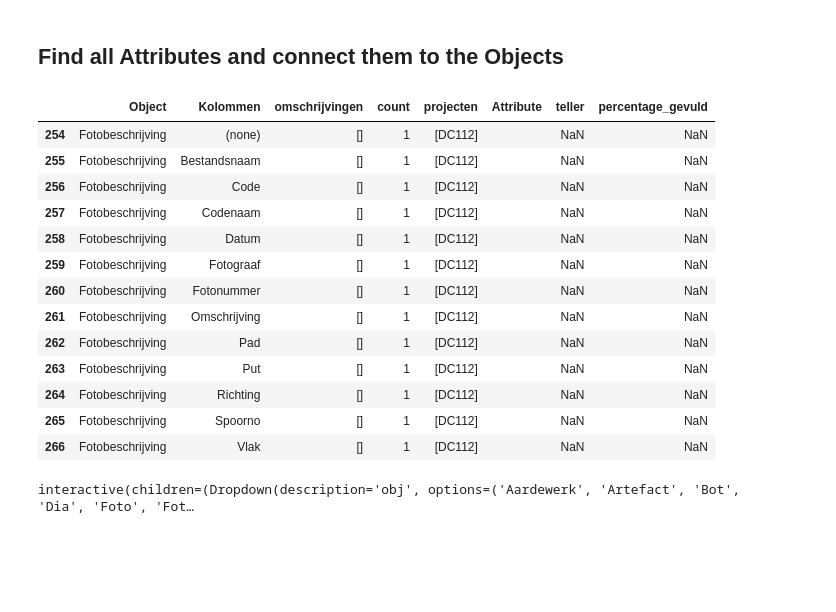
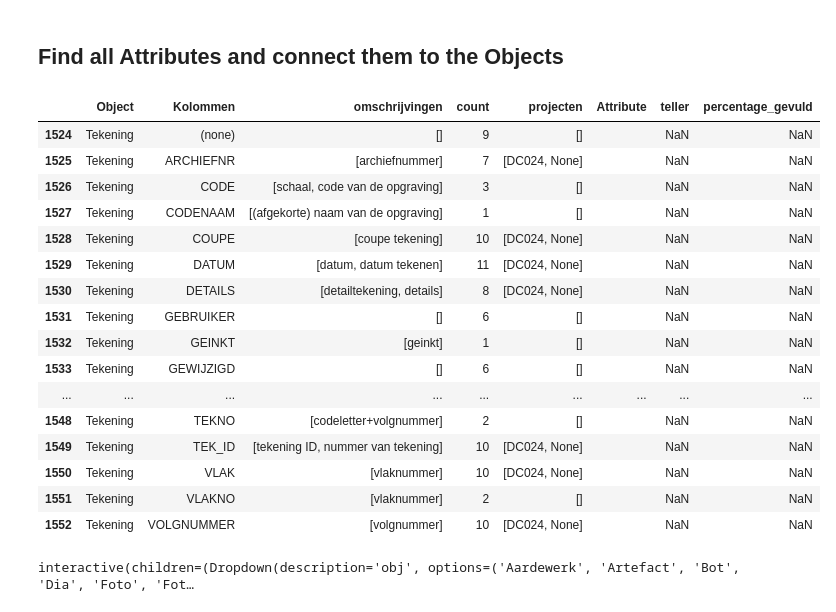
Before and after one commit to brienen/wasstraat_archeologische_data, a Jupyter notebook: notebooks/Analyse_Attributen.ipynb, the cells around one changed output. Cells and saved outputs as stored; diff of their text form; code cells hidden in the pictures; blank space fills up the shorter version.

```diff
--- a/notebooks/Analyse_Attributen.ipynb
+++ b/notebooks/Analyse_Attributen.ipynb
@@ -56,22 +58,25 @@ df_table.head(30)
 # %%
 
 df = attributes.getAllAttributes()
-df[df['Object'] == 'Fotobeschrijving']
+df[df['Object'] == 'Tekening']
 # %% [output]
 |  | Object | Kolommen | omschrijvingen | count | projecten | Attribute | teller | percentage_gevuld |
-| 254 | Fotobeschrijving | (none) | [] | 1 | [DC112] |  | NaN | NaN |
-| 255 | Fotobeschrijving | Bestandsnaam | [] | 1 | [DC112] |  | NaN | NaN |
-| 256 | Fotobeschrijving | Code | [] | 1 | [DC112] |  | NaN | NaN |
-| 257 | Fotobeschrijving | Codenaam | [] | 1 | [DC112] |  | NaN | NaN |
-| 258 | Fotobeschrijving | Datum | [] | 1 | [DC112] |  | NaN | NaN |
-| 259 | Fotobeschrijving | Fotograaf | [] | 1 | [DC112] |  | NaN | NaN |
-| 260 | Fotobeschrijving | Fotonummer | [] | 1 | [DC112] |  | NaN | NaN |
-| 261 | Fotobeschrijving | Omschrijving | [] | 1 | [DC112] |  | NaN | NaN |
-| 262 | Fotobeschrijving | Pad | [] | 1 | [DC112] |  | NaN | NaN |
-| 263 | Fotobeschrijving | Put | [] | 1 | [DC112] |  | NaN | NaN |
-| 264 | Fotobeschrijving | Richting | [] | 1 | [DC112] |  | NaN | NaN |
-| 265 | Fotobeschrijving | Spoorno | [] | 1 | [DC112] |  | NaN | NaN |
-| 266 | Fotobeschrijving | Vlak | [] | 1 | [DC112] |  | NaN | NaN |
+| 1524 | Tekening | (none) | [] | 9 | [] |  | NaN | NaN |
+| 1525 | Tekening | ARCHIEFNR | [archiefnummer] | 7 | [DC024, None] |  | NaN | NaN |
+| 1526 | Tekening | CODE | [schaal, code van de opgraving] | 3 | [] |  | NaN | NaN |
+| 1527 | Tekening | CODENAAM | [(afgekorte) naam van de opgraving] | 1 | [] |  | NaN | NaN |
+| 1528 | Tekening | COUPE | [coupe tekening] | 10 | [DC024, None] |  | NaN | NaN |
+| 1529 | Tekening | DATUM | [datum, datum tekenen] | 11 | [DC024, None] |  | NaN | NaN |
+| 1530 | Tekening | DETAILS | [detailtekening, details] | 8 | [DC024, None] |  | NaN | NaN |
+| 1531 | Tekening | GEBRUIKER | [] | 6 | [] |  | NaN | NaN |
+| 1532 | Tekening | GEINKT | [geinkt] | 1 | [] |  | NaN | NaN |
+| 1533 | Tekening | GEWIJZIGD | [] | 6 | [] |  | NaN | NaN |
+| ... | ... | ... | ... | ... | ... | ... | ... | ... |
+| 1548 | Tekening | TEKNO | [codeletter+volgnummer] | 2 | [] |  | NaN | NaN |
+| 1549 | Tekening | TEK_ID | [tekening ID, nummer van tekening] | 10 | [DC024, None] |  | NaN | NaN |
+| 1550 | Tekening | VLAK | [vlaknummer] | 10 | [DC024, None] |  | NaN | NaN |
+| 1551 | Tekening | VLAKNO | [vlaknummer] | 2 | [] |  | NaN | NaN |
+| 1552 | Tekening | VOLGNUMMER | [volgnummer] | 10 | [DC024, None] |  | NaN | NaN |
 # %%
 lst = df['Object'].unique()
 Objecten_lst = Dropdown(options = sorted(lst))
```
Also changed, not shown: parts of 5 cells of this notebook, 26 other files.
